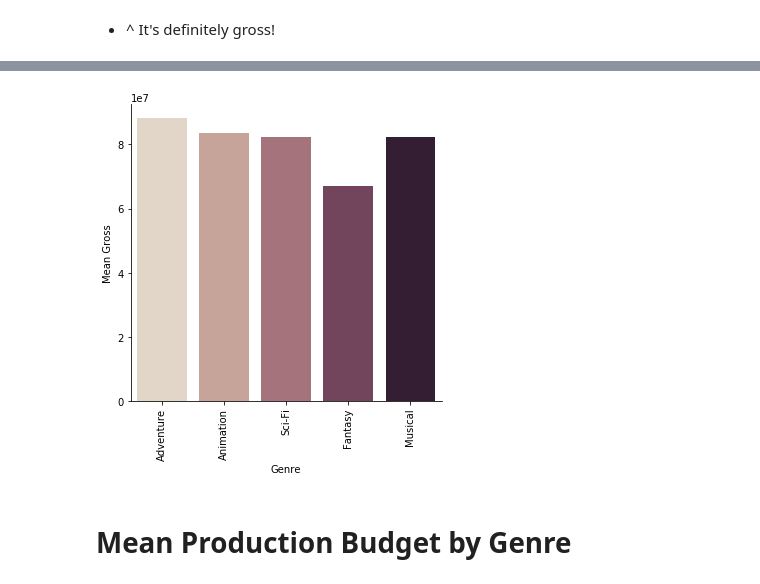
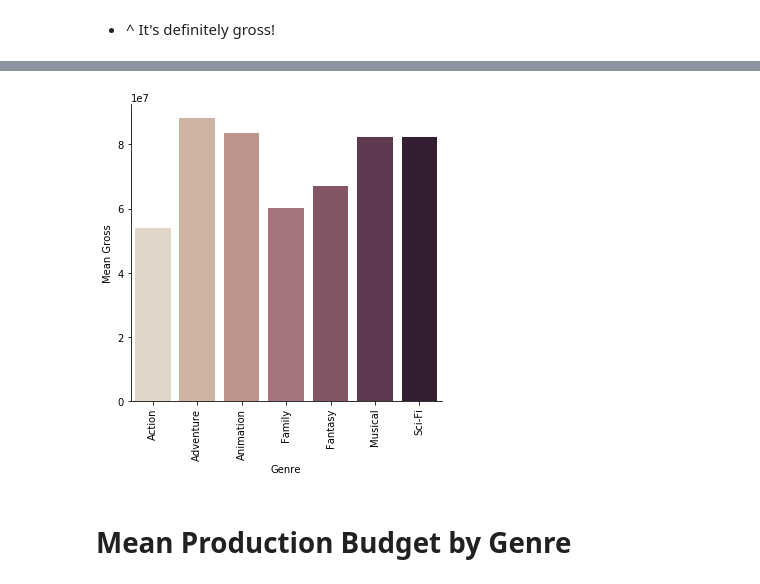
Before and after one commit to kailakay/dsc-mod-1-project-v2-1-onl01-dtsc-ft-041320, a Jupyter notebook: Plotting Genre Finance Info.ipynb, the cells around one changed output, grey strips where cells are left out. Drawn from its saved outputs; the diff is of its cells as text; code cells hidden in the pictures.

```diff
--- a/Plotting Genre Finance Info.ipynb
+++ b/Plotting Genre Finance Info.ipynb
@@ -178,9 +182,9 @@ top5GrossingGenres = grossData.loc[grossData['Mean Gross'] >= grossData['Mean Gr
 # %%
-g = sns.catplot(x="Genre", y="Mean Gross", kind="bar", palette="ch:.25", data= top5GrossingGenres);
+g = sns.catplot(x="Genre", y="Mean Gross", kind="bar", palette="ch:.25", data= top7GrossingGenres);
 g.set_xticklabels(rotation = 90)
 plt.show()
 # %% [output]
-[figure, old version]
+[figure, new version]
 # %% [markdown]
 # Mean Production Budget by Genre
 # %%
```
Also changed, not shown: parts of 48 cells of this notebook, 2 other files.
